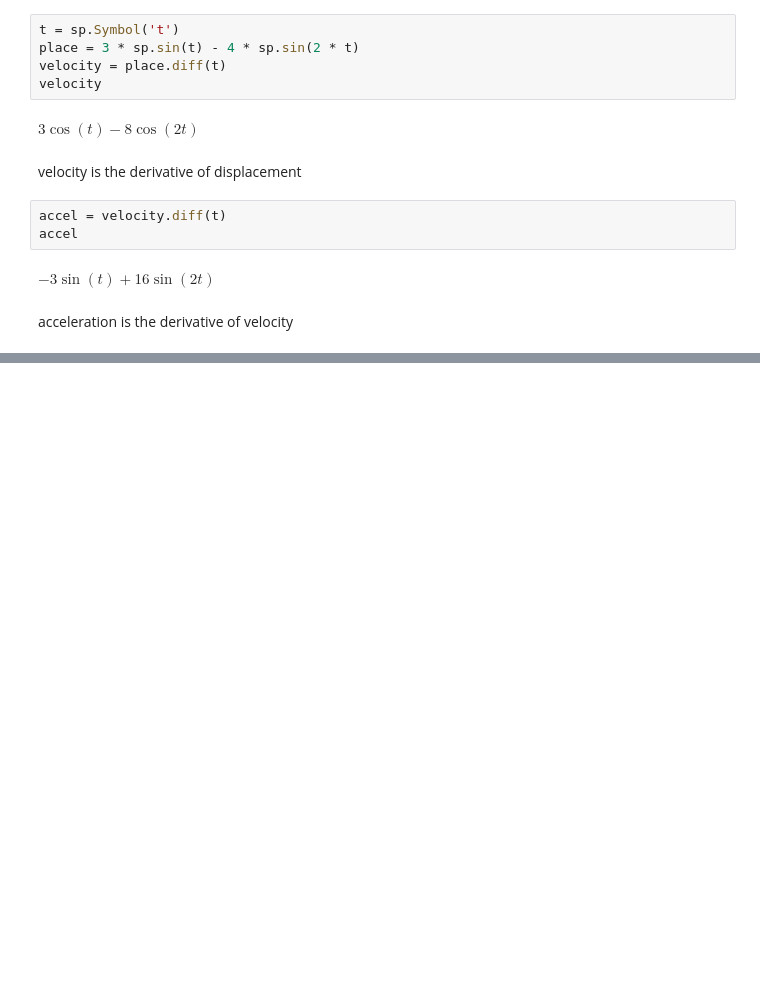
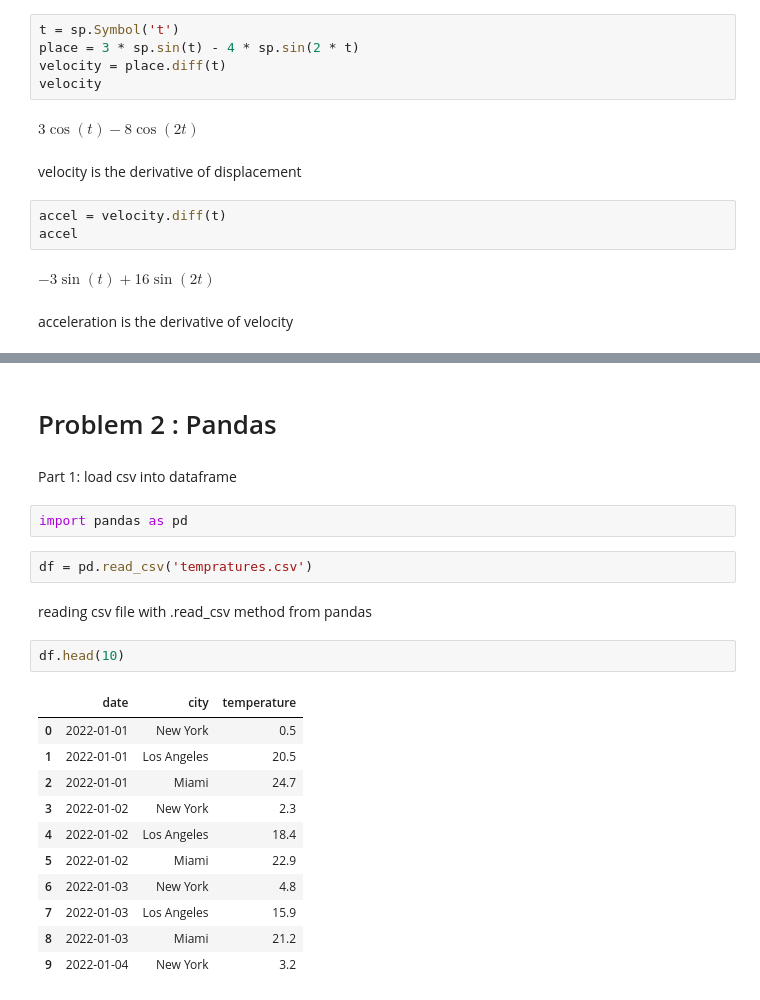
Before and after one commit to arianaira/numerical-analysis-course, a Jupyter notebook: numrical_analysis.ipynb, the cells around one changed output, grey strips where cells are left out. Saved outputs shown, nothing was run; the diff lists cells and outputs as text; blank space fills up the shorter version.

Commit message:
numpy and pandas practice

```diff
--- a/numrical_analysis.ipynb
+++ b/numrical_analysis.ipynb
@@ -347,0 +475,24 @@ acceleration is the derivative of velocity
+# %% [markdown]
+# Problem 2 : Pandas
+# %% [markdown]
+Part 1: load csv into dataframe
+# %%
+import pandas as pd
+# %%
+df = pd.read_csv('tempratures.csv')
+# %% [markdown]
+reading csv file with .read_csv method from pandas
+# %%
+df.head(10)
+# %% [output]
+|  | date | city | temperature |
+| 0 | 2022-01-01 | New York | 0.5 |
+| 1 | 2022-01-01 | Los Angeles | 20.5 |
+| 2 | 2022-01-01 | Miami | 24.7 |
+| 3 | 2022-01-02 | New York | 2.3 |
+| 4 | 2022-01-02 | Los Angeles | 18.4 |
+| 5 | 2022-01-02 | Miami | 22.9 |
+| 6 | 2022-01-03 | New York | 4.8 |
+| 7 | 2022-01-03 | Los Angeles | 15.9 |
+| 8 | 2022-01-03 | Miami | 21.2 |
+| 9 | 2022-01-04 | New York | 3.2 |
```
Also changed, not shown: parts of 29 cells of this notebook, 2 other files.
